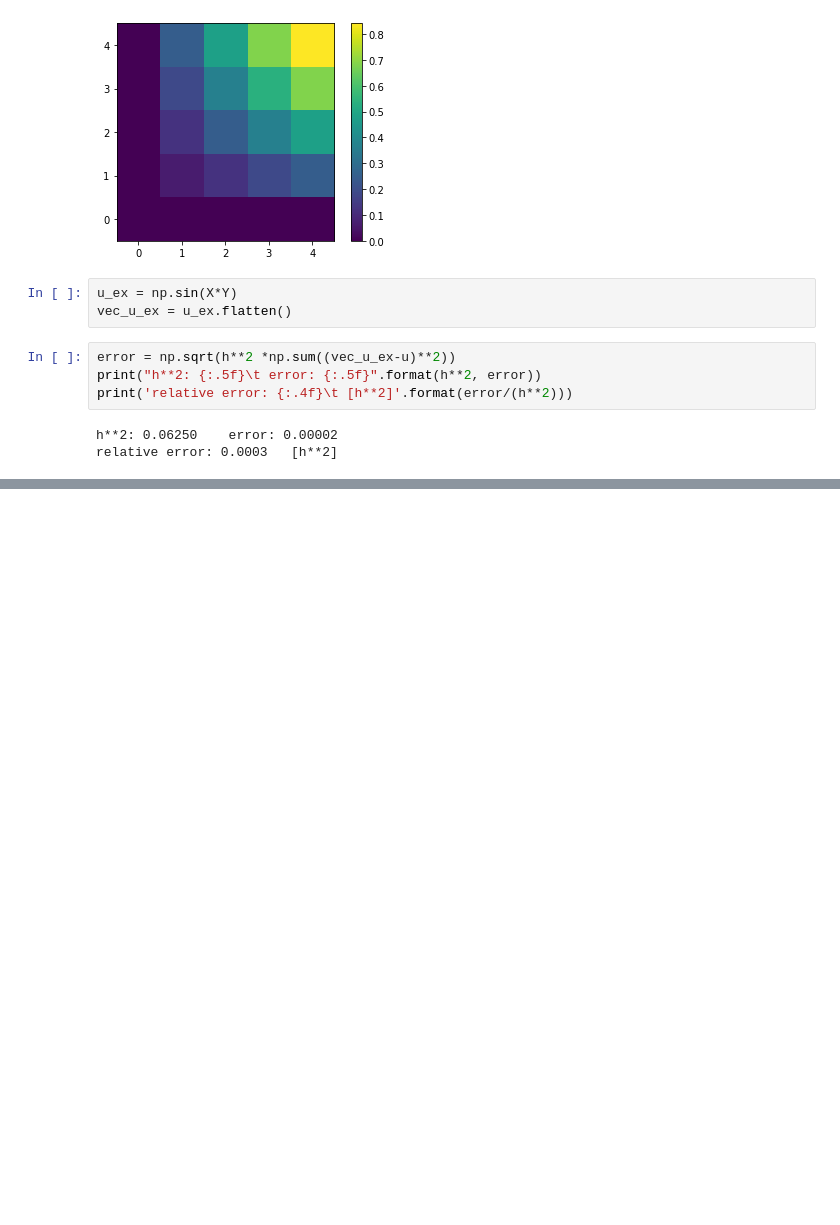
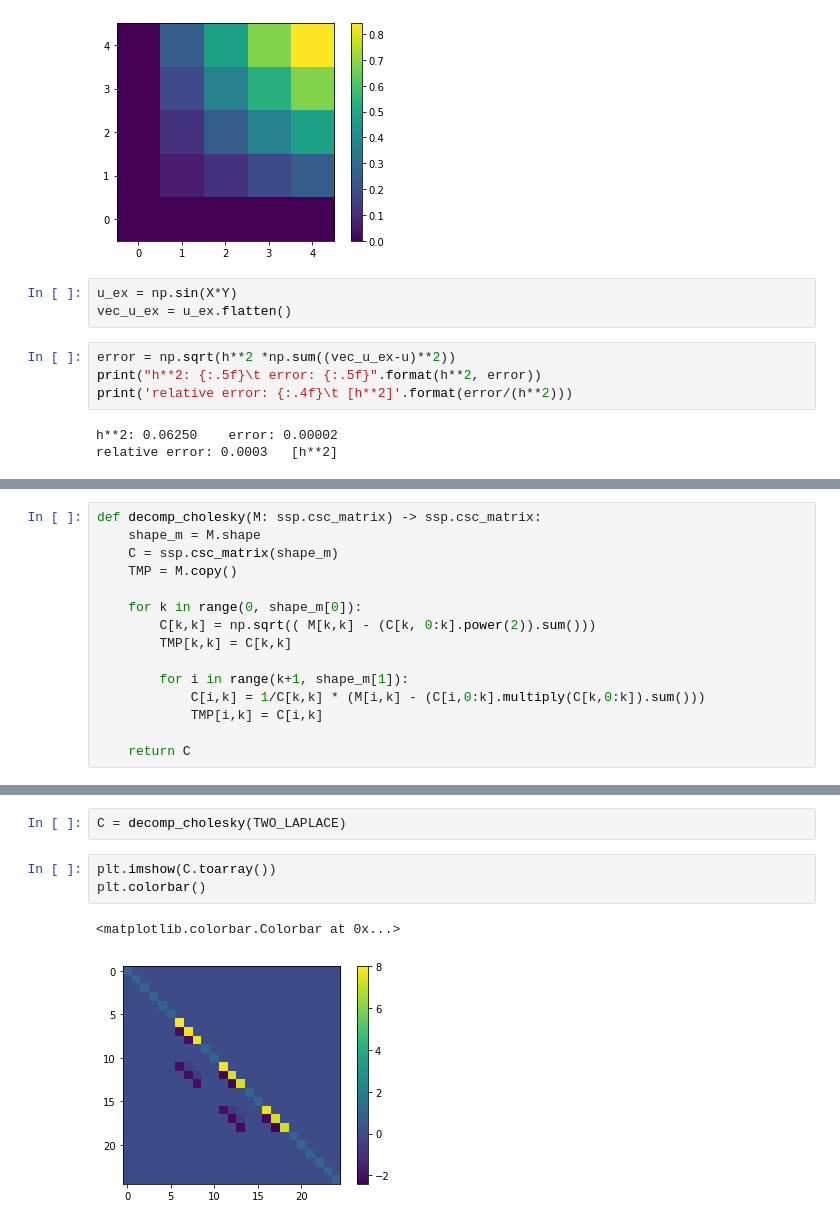
Before and after one commit to SangersJeroen/WI4201, a Jupyter notebook: tensor.ipynb, the cells around one changed output, grey strips where cells are left out. Cells and saved outputs as stored; diff of their text form; blank space fills up the shorter version.

```diff
--- a/tensor.ipynb
+++ b/tensor.ipynb
@@ -271,0 +275,15 @@ plt.colorbar()
+# %%
+def decomp_cholesky(M: ssp.csc_matrix) -> ssp.csc_matrix:
+	shape_m = M.shape
+	C = ssp.csc_matrix(shape_m)
+	TMP = M.copy()
+
+	for k in range(0, shape_m[0]):
+		C[k,k] = np.sqrt(( M[k,k] - (C[k, 0:k].power(2)).sum()))
+		TMP[k,k] = C[k,k]
+
+		for i in range(k+1, shape_m[1]):
+			C[i,k] = 1/C[k,k] * (M[i,k] - (C[i,0:k].multiply(C[k,0:k]).sum()))
+			TMP[i,k] = C[i,k]
+
+	return C
@@ -271,0 +296,8 @@ plt.colorbar()
+# %%
+C = decomp_cholesky(TWO_LAPLACE)
+# %%
+plt.imshow(C.toarray())
+plt.colorbar()
+# %% [output]
+<matplotlib.colorbar.Colorbar at 0x...>
+[figure, added]
```
Also changed, not shown: parts of 14 cells of this notebook.
